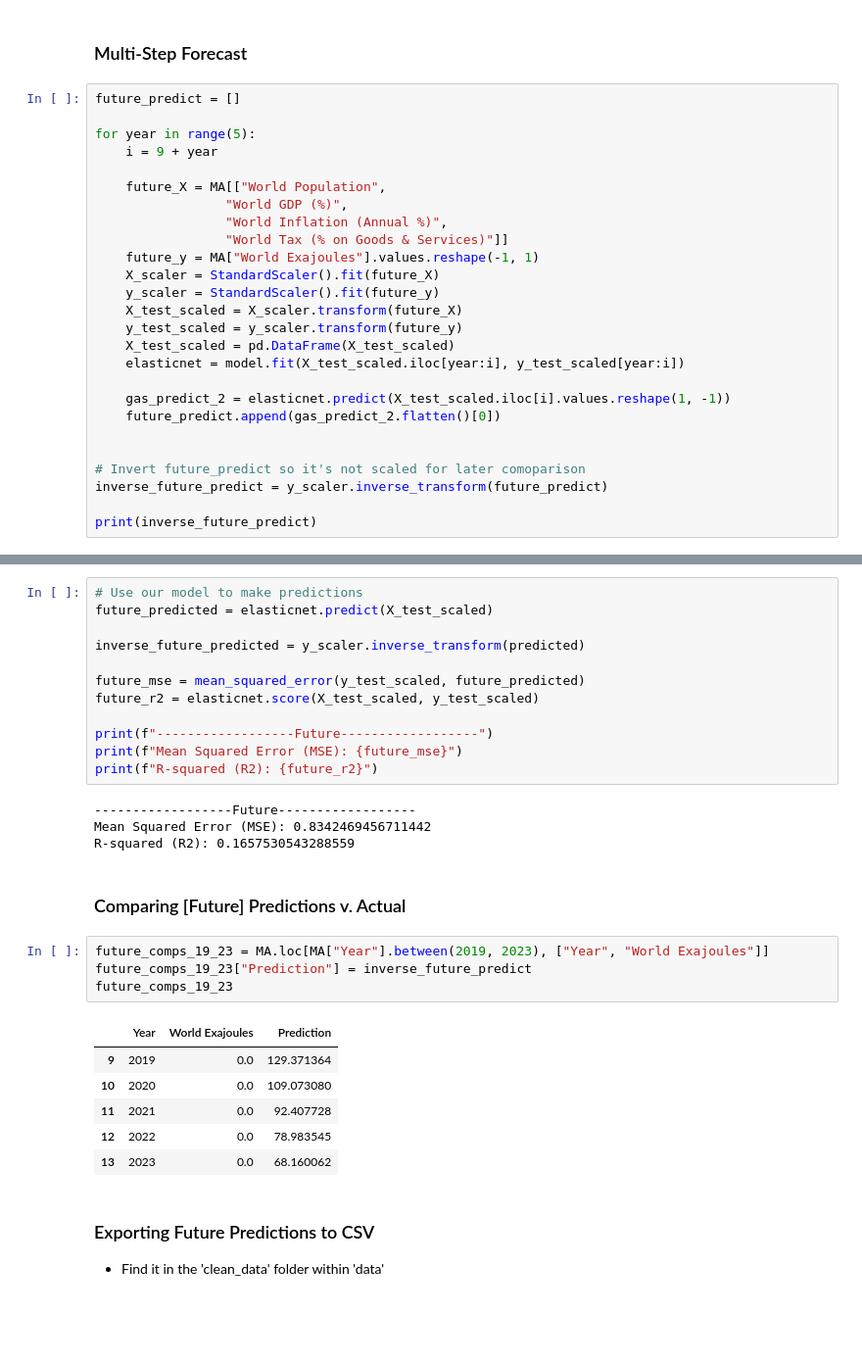
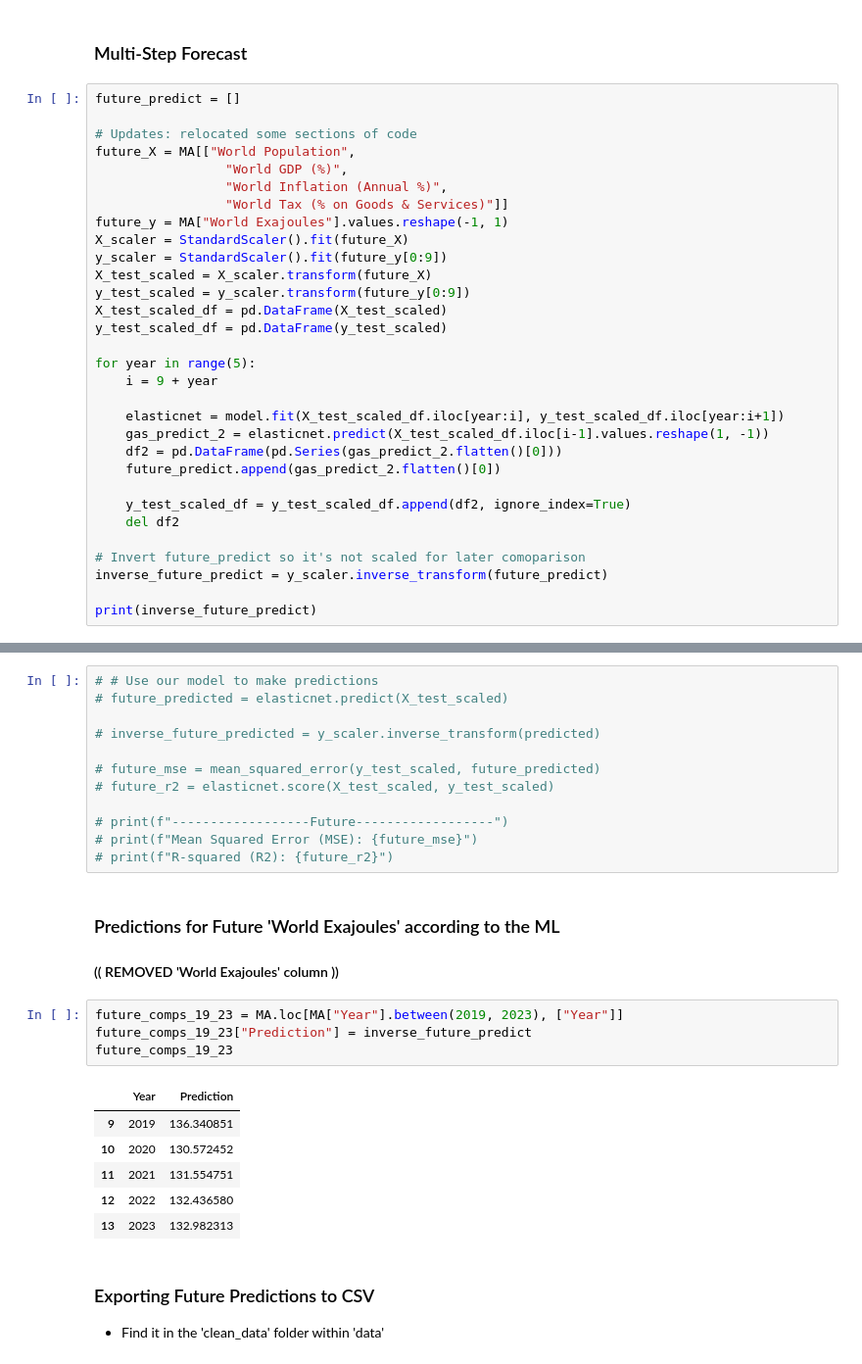
Before and after one commit to minerva-b/Final_Team_Project, a Jupyter notebook: minerva/ML_GC_ElasticNetModel.ipynb, the cells around one changed output, grey strips where cells are left out. Shown at 98% size. Drawn from its saved outputs; the diff is of its cells as text; blank space fills up the shorter version.

Commit message:
Updating all ML models - corrected the indexing to the multi-step forecasting

```diff
--- a/minerva/ML_GC_ElasticNetModel.ipynb
+++ b/minerva/ML_GC_ElasticNetModel.ipynb
@@ -246,25 +246,30 @@ MA
 ### Multi-Step Forecast
 # %%
 future_predict = []
+
+# Updates: relocated some sections of code
+future_X = MA[["World Population",
+                 "World GDP (%)",
+                 "World Inflation (Annual %)",
+                 "World Tax (% on Goods & Services)"]]
+future_y = MA["World Exajoules"].values.reshape(-1, 1)
+X_scaler = StandardScaler().fit(future_X)
+y_scaler = StandardScaler().fit(future_y[0:9])
+X_test_scaled = X_scaler.transform(future_X)
+y_test_scaled = y_scaler.transform(future_y[0:9])
+X_test_scaled_df = pd.DataFrame(X_test_scaled)
+y_test_scaled_df = pd.DataFrame(y_test_scaled)
 
 for year in range(5):
     i = 9 + year
 
-    future_X = MA[["World Population",
-                 "World GDP (%)",
-                 "World Inflation (Annual %)",
-                 "World Tax (% on Goods & Services)"]]
-    future_y = MA["World Exajoules"].values.reshape(-1, 1)
-    X_scaler = StandardScaler().fit(future_X)
-    y_scaler = StandardScaler().fit(future_y)
-    X_test_scaled = X_scaler.transform(future_X)
-    y_test_scaled = y_scaler.transform(future_y)
-    X_test_scaled = pd.DataFrame(X_test_scaled)
-    elasticnet = model.fit(X_test_scaled.iloc[year:i], y_test_scaled[year:i])
-
-    gas_predict_2 = elasticnet.predict(X_test_scaled.iloc[i].values.reshape(1, -1))
+    elasticnet = model.fit(X_test_scaled_df.iloc[year:i], y_test_scaled_df.iloc[year:i+1])
+    gas_predict_2 = elasticnet.predict(X_test_scaled_df.iloc[i-1].values.reshape(1, -1))
+    df2 = pd.DataFrame(pd.Series(gas_predict_2.flatten()[0]))
     future_predict.append(gas_predict_2.flatten()[0])
 
+    y_test_scaled_df = y_test_scaled_df.append(df2, ignore_index=True)
+    del df2
 
 # Invert future_predict so it's not scaled for later comoparison
 inverse_future_predict = y_scaler.inverse_transform(future_predict)
@@ -277,32 +282,29 @@ print(inverse_future_predict)
 # %%
-# Use our model to make predictions
-future_predicted = elasticnet.predict(X_test_scaled)
+# # Use our model to make predictions
+# future_predicted = elasticnet.predict(X_test_scaled)
 
-inverse_future_predicted = y_scaler.inverse_transform(predicted)
+# inverse_future_predicted = y_scaler.inverse_transform(predicted)
 
-future_mse = mean_squared_error(y_test_scaled, future_predicted)
-future_r2 = elasticnet.score(X_test_scaled, y_test_scaled)
+# future_mse = mean_squared_error(y_test_scaled, future_predicted)
+# future_r2 = elasticnet.score(X_test_scaled, y_test_scaled)
 
-print(f"------------------Future------------------")
-print(f"Mean Squared Error (MSE): {future_mse}")
-print(f"R-squared (R2): {future_r2}")
+# print(f"------------------Future------------------")
+# print(f"Mean Squared Error (MSE): {future_mse}")
+# print(f"R-squared (R2): {future_r2}")
-# %% [output]
-------------------Future------------------
-Mean Squared Error (MSE): 0.8342469456711442
-R-squared (R2): 0.1657530543288559
-# %% [markdown]
-### Comparing [Future] Predictions v. Actual
+# %% [markdown]
+### Predictions for Future 'World Exajoules' according to the ML
+#### (( REMOVED 'World Exajoules' column ))
 # %%
-future_comps_19_23 = MA.loc[MA["Year"].between(2019, 2023), ["Year", "World Exajoules"]]
+future_comps_19_23 = MA.loc[MA["Year"].between(2019, 2023), ["Year"]]
 future_comps_19_23["Prediction"] = inverse_future_predict
 future_comps_19_23
 # %% [output]
-|  | Year | World Exajoules | Prediction |
-| 9 | 2019 | 0.0 | 129.371364 |
-| 10 | 2020 | 0.0 | 109.073080 |
-| 11 | 2021 | 0.0 | 92.407728 |
-| 12 | 2022 | 0.0 | 78.983545 |
-| 13 | 2023 | 0.0 | 68.160062 |
+|  | Year | Prediction |
+| 9 | 2019 | 136.340851 |
+| 10 | 2020 | 130.572452 |
+| 11 | 2021 | 131.554751 |
+| 12 | 2022 | 132.436580 |
+| 13 | 2023 | 132.982313 |
 # %% [markdown]
 ### Exporting Future Predictions to CSV
 * Find it in the 'clean_data' folder within 'data'
```
Also changed, not shown: parts of 3 cells of this notebook, 7 other files.
